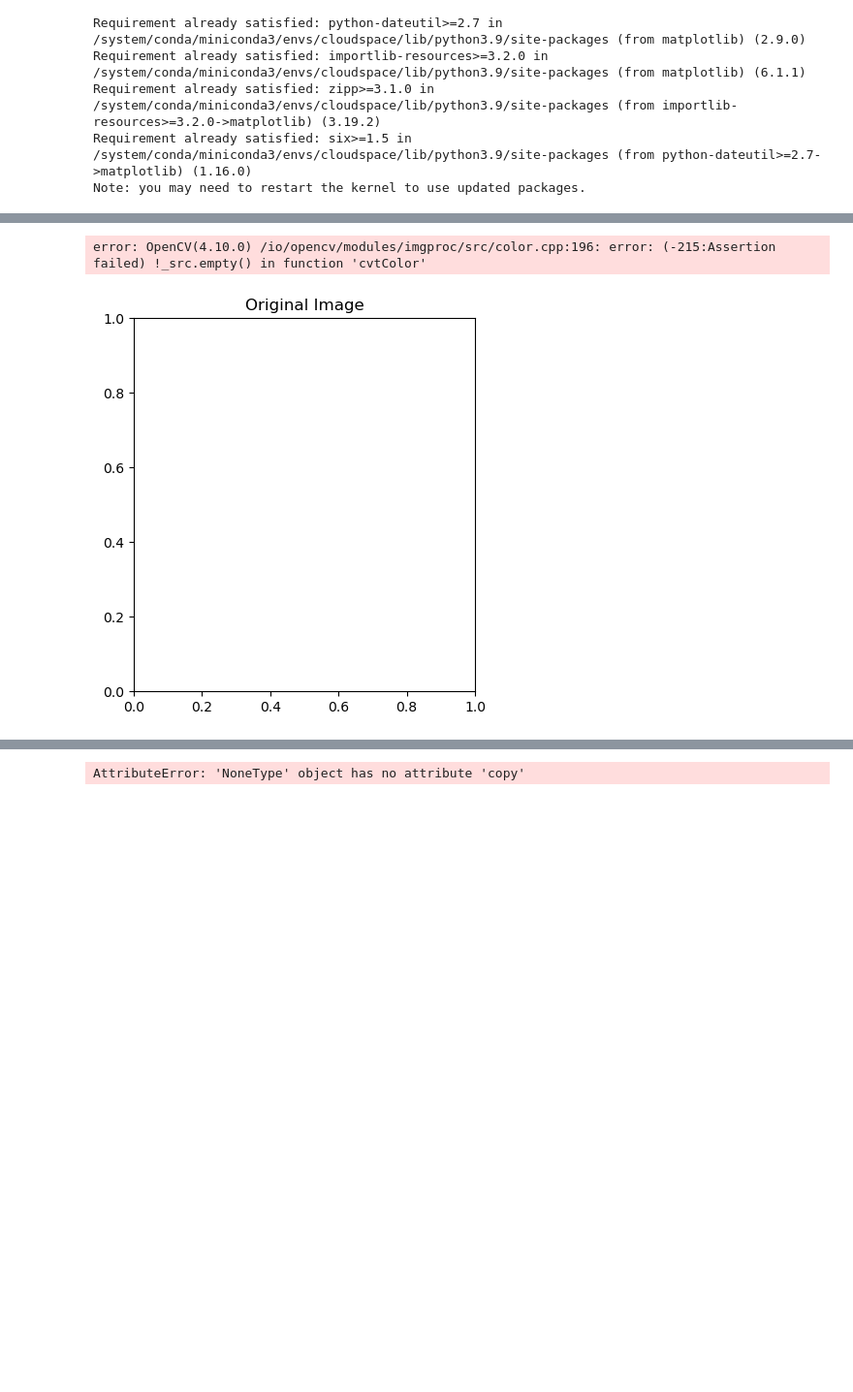
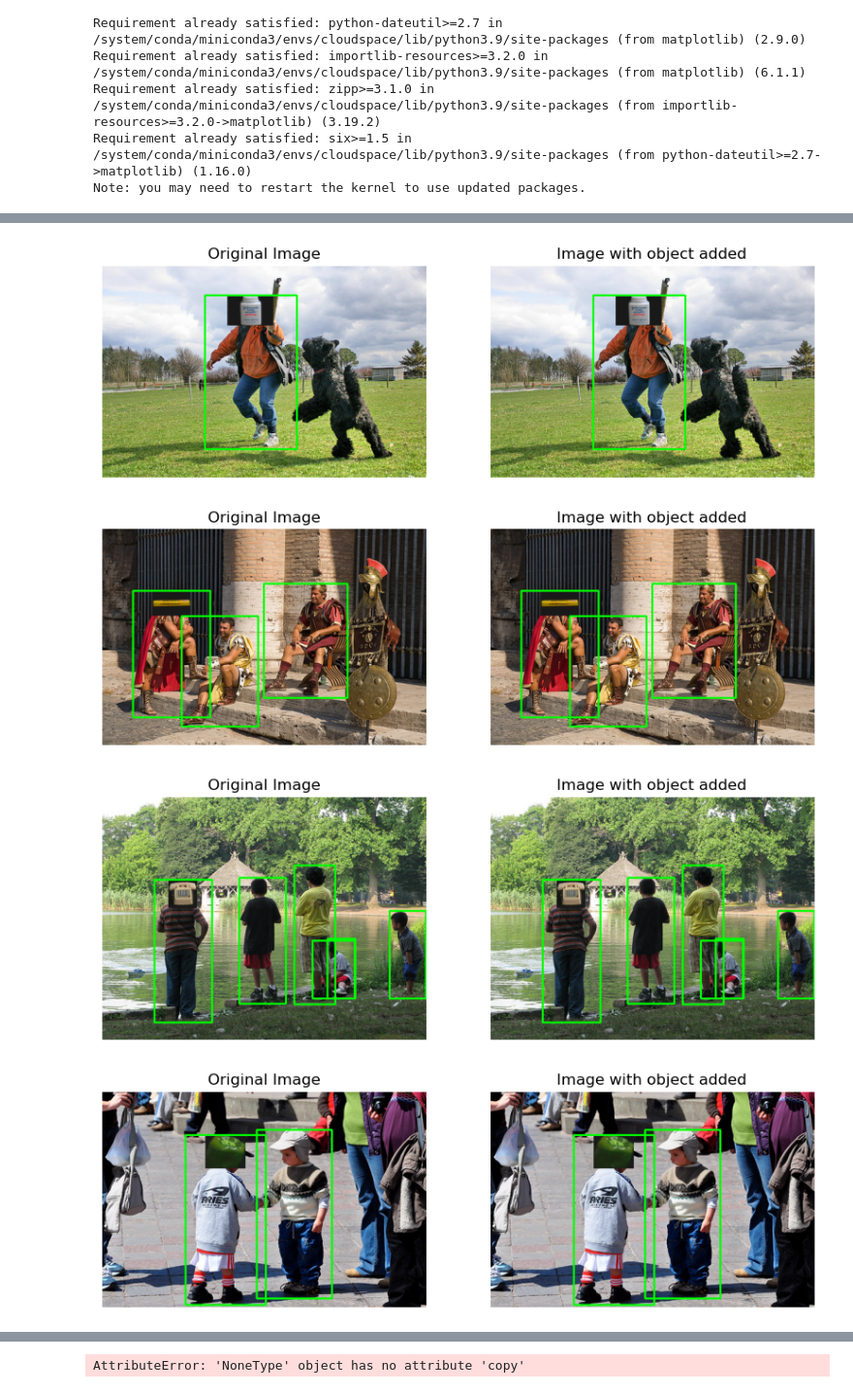
Before and after one commit to EvaRglm/MAI-Project, a Jupyter notebook: src/object_addition.ipynb, the cells around one changed output, grey strips where cells are left out. Shown at 97% size. Saved outputs shown, nothing was run; the diff lists cells and outputs as text; code cells hidden in the pictures; blank space fills up the shorter version.

Commit message:
output images created

```diff
--- a/src/object_addition.ipynb
+++ b/src/object_addition.ipynb
@@ -66,6 +66,7 @@ none
 # %%
 # function to insert the image of an object inside the bounding box
 def insert_object(image, object_images_folder, bbox):
+    image_with_object = image
     object_img = cv2.imread(object_images_folder, cv2.IMREAD_UNCHANGED)
     if object_img is None:
         print(f"Error: Image {object_images_folder} not found.")
@@ -88,13 +89,15 @@ def insert_object(image, object_images_folder, bbox):
         alpha_l = 1.0 - alpha_s
 
         for c in range(0, 3):
-            image[ymin:ymin+insert_height, insert_x_start:insert_x_start+insert_width, c] = (alpha_s * object_img_resized[:, :, c] +
-                                                                                             alpha_l * image[ymin:ymin+insert_height, insert_x_start:insert_x_start+insert_width, c])
+            image_with_object[ymin:ymin+insert_height, insert_x_start:insert_x_start+insert_width, c] = (alpha_s * object_img_resized[:, :, c] +
+                                                                                             alpha_l * image_with_object[ymin:ymin+insert_height, insert_x_start:insert_x_start+insert_width, c])
     else:
-        image[ymin:ymin+insert_height, insert_x_start:insert_x_start+insert_width] = object_img_resized
+        image_with_object[ymin:ymin+insert_height, insert_x_start:insert_x_start+insert_width] = object_img_resized
+    return image_with_object
 # %%
 def process_images_with_inserts(image_folder, sentence_folder, annotation_folder, output_folder, insert_images_folder):
     bounding_boxes_data = dp.process_images(image_folder, sentence_folder, annotation_folder, output_folder)
+    processed_images = []
 
     for image_path, bboxes, image_id in bounding_boxes_data:
         insert_images = [os.path.join(insert_images_folder, f) for f in os.listdir(insert_images_folder) if f.endswith('.png')]
@@ -112,7 +115,7 @@ def process_images_with_inserts(image_folder, sentence_folder, annotation_folder
             continue
 
         max_bbox = max(bboxes, key=dp.calculate_area)
-        insert_object(image, insert_image_path, max_bbox)
+        image_with_object = insert_object(image, insert_image_path, max_bbox)
 
         for bbox in bboxes:
             xmin, ymin, xmax, ymax = bbox
@@ -121,10 +124,13 @@ def process_images_with_inserts(image_folder, sentence_folder, annotation_folder
             cv2.rectangle(image, (xmin, ymin), (xmax, ymax), color, thickness)
 
         output_filename = os.path.join(output_folder, f'output_{image_id}.jpg')
-        cv2.imwrite(output_filename, image)
+        cv2.imwrite(output_filename, image_with_object)
         print(f"Processed {image_id} and saved as {output_filename}")
+
+        processed_images.append((image, image_with_object))
+    return processed_images
 # %%
-image_with_object = process_images_with_inserts(image_folder, sentence_folder, annotation_folder, output_folder, object_images_folder)
+processed_images = process_images_with_inserts(image_folder, sentence_folder, annotation_folder, output_folder, object_images_folder)
 # %% [output]
 ['48220', '48220', '48220', '48220', '48220']
 [(158, 46, 300, 283)]
@@ -147,17 +152,20 @@ TypeError: 'NoneType' object is not iterable
 # %%
 # Visualizing the original image and the image with added objects
-plt.figure(figsize=(10, 5))
-plt.subplot(1, 2, 1)
-plt.title('Original Image')
-plt.imshow(cv2.cvtColor(image, cv2.COLOR_BGR2RGB))
-plt.axis('off')
+for original_image, image_with_insert in processed_images:
+        plt.figure(figsize=(10, 5))
+        plt.subplot(1, 2, 1)
+        plt.title('Original Image')
+        plt.imshow(cv2.cvtColor(original_image, cv2.COLOR_BGR2RGB))
+        plt.axis('off')
 
-plt.subplot(1, 2, 2)
-plt.title('Image with object added')
-plt.imshow(cv2.cvtColor(image_with_object, cv2.COLOR_BGR2RGB))
-plt.axis('off')
+        plt.subplot(1, 2, 2)
+        plt.title('Image with object added')
+        plt.imshow(cv2.cvtColor(image_with_insert, cv2.COLOR_BGR2RGB))
+        plt.axis('off')
 
-plt.show()
+        plt.show()
 # %% [output]
-error: OpenCV(4.10.0) /io/opencv/modules/imgproc/src/color.cpp:196: error: (-215:Assertion failed) !_src.empty() in function 'cvtColor'
-[figure, old version]
+[figure, new version]
+[figure, added]
+[figure, added]
+[figure, added]
```
Also changed, not shown: parts of 3 cells of this notebook, 10 other files.
